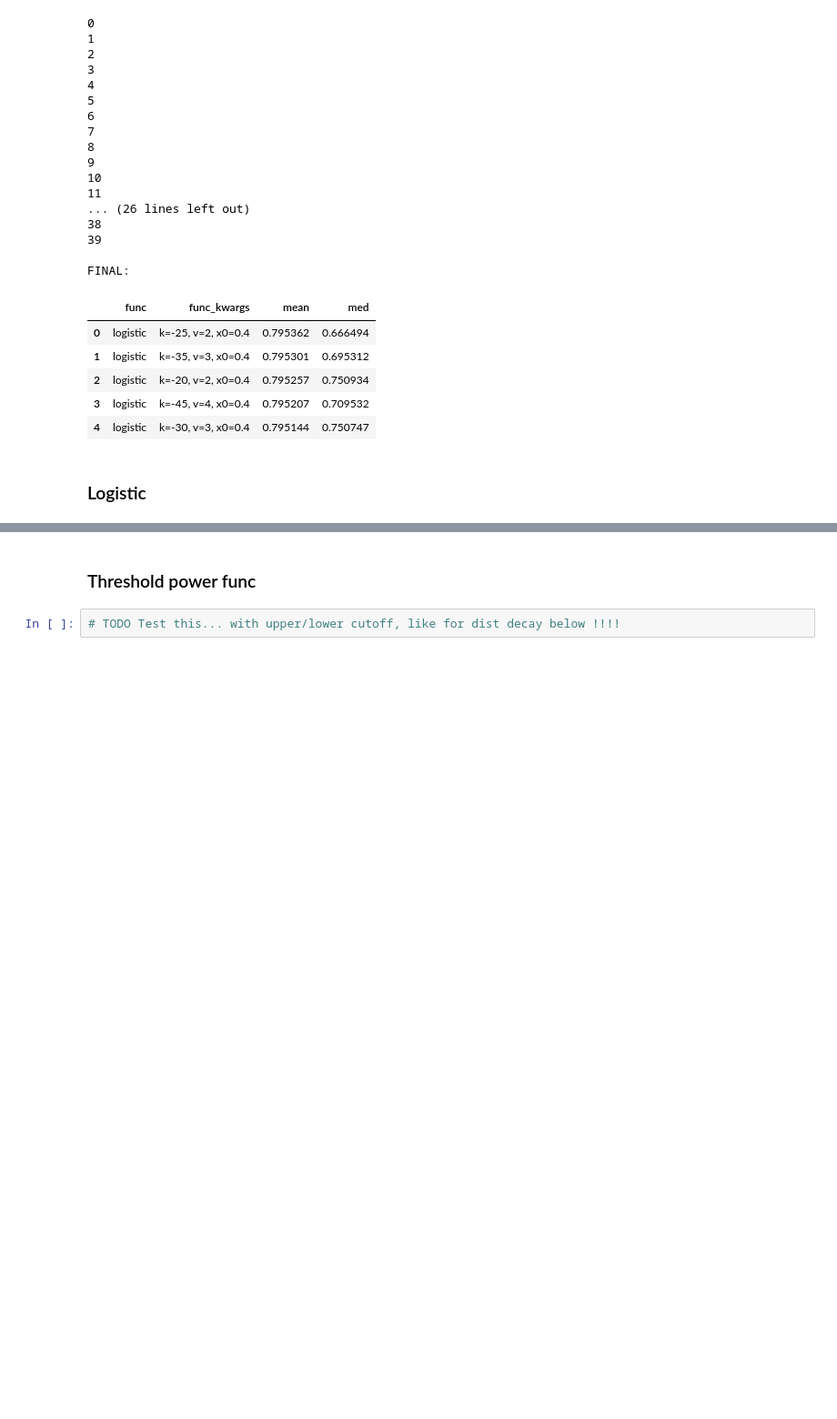
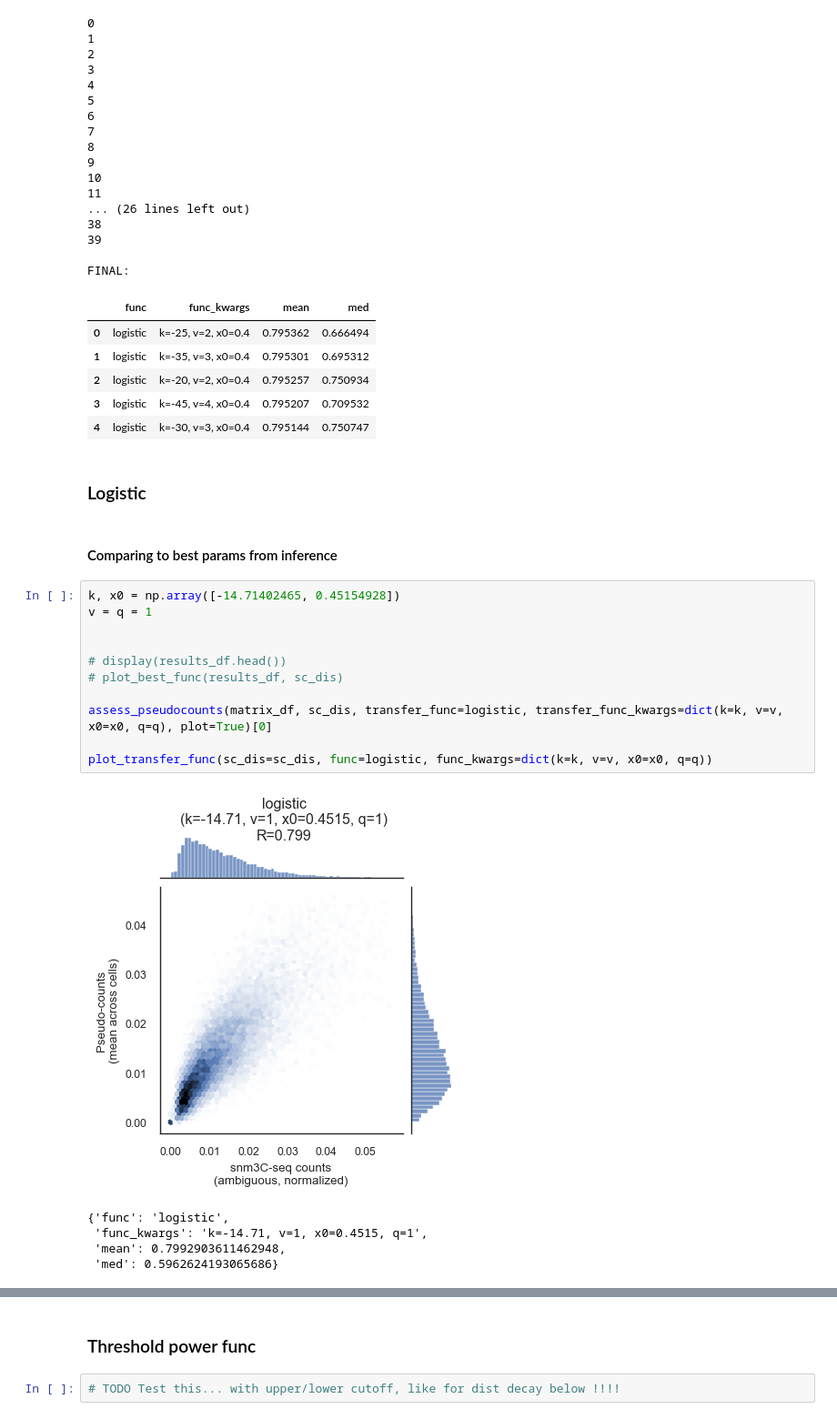
Before and after one commit to gesinecauer/Chromatin_Analysis_MOp, a Jupyter notebook: jupyter/snm3C-seq.ipynb, the cells around one changed output, grey strips where cells are left out. Shown at 91% size. Saved outputs shown, nothing was run; the diff lists cells and outputs as text; blank space fills up the shorter version.

Commit message:
inference of logistic param for pseudocounts finished

```diff
--- a/jupyter/snm3C-seq.ipynb
+++ b/jupyter/snm3C-seq.ipynb
@@ -436,3 +436,22 @@ FINAL:
 | 4 | logistic | k=-30, v=3, x0=0.4 | 0.795144 | 0.750747 |
 # %% [markdown]
 ### Logistic
+# %% [markdown]
+#### Comparing to best params from inference
+# %%
+k, x0 = np.array([-14.71402465, 0.45154928])
+v = q = 1
+
+
+# display(results_df.head())
+# plot_best_func(results_df, sc_dis)
+
+assess_pseudocounts(matrix_df, sc_dis, transfer_func=logistic, transfer_func_kwargs=dict(k=k, v=v, x0=x0, q=q), plot=True)[0]
+
+plot_transfer_func(sc_dis=sc_dis, func=logistic, func_kwargs=dict(k=k, v=v, x0=x0, q=q))
+# %% [output]
+[figure, added]
+{'func': 'logistic',
+ 'func_kwargs': 'k=-14.71, v=1, x0=0.4515, q=1',
+ 'mean': 0.7992903611462948,
+ 'med': 0.5962624193065686}
```
Also changed, not shown: parts of 16 cells of this notebook, 1 other file.
